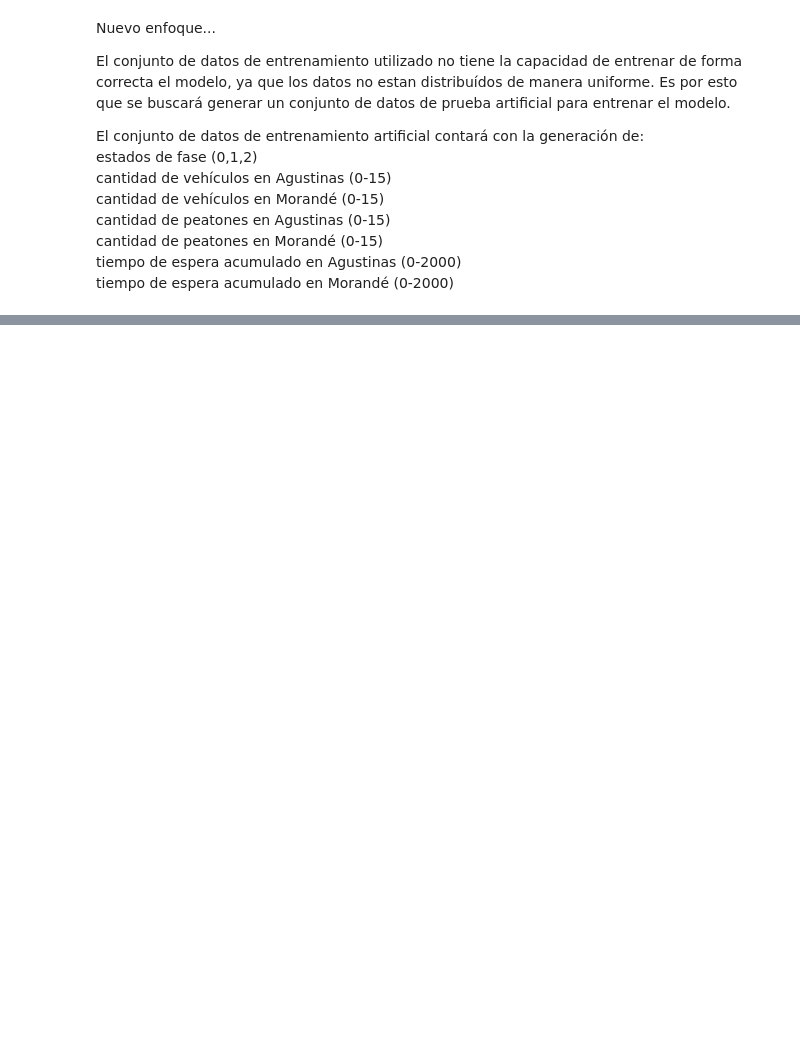
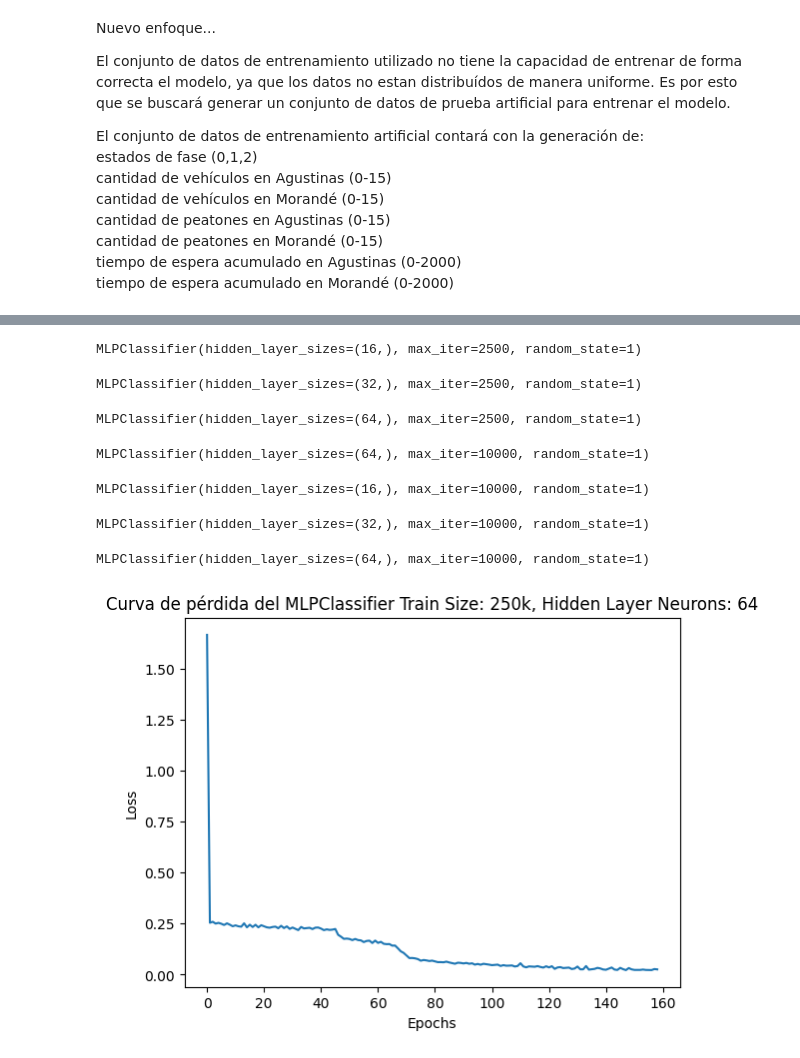
Before and after one commit to javierhto/car-detection-yolo, a Jupyter notebook: Yolov5_DeepSort_Pytorch/MLP.ipynb, the cells around one changed output, grey strips where cells are left out. Cells and saved outputs as stored; diff of their text form; code cells hidden in the pictures; blank space fills up the shorter version.

```diff
--- a/Yolov5_DeepSort_Pytorch/MLP.ipynb
+++ b/Yolov5_DeepSort_Pytorch/MLP.ipynb
@@ -117,0 +171,63 @@ MLPClassifier(hidden_layer_sizes=(32,), max_iter=1000, random_state=1)
+# %%
+model_50k_16.fit(X_train_50k, Y_train_50k)
+# %% [output]
+MLPClassifier(hidden_layer_sizes=(16,), max_iter=2500, random_state=1)
+# %%
+model_50k_32.fit(X_train_50k, Y_train_50k)
+# %% [output]
+MLPClassifier(hidden_layer_sizes=(32,), max_iter=2500, random_state=1)
+# %%
+model_50k_64.fit(X_train_50k, Y_train_50k)
+# %% [output]
+MLPClassifier(hidden_layer_sizes=(64,), max_iter=2500, random_state=1)
+# %%
+# 10k
+model_10k_16 = MLPClassifier(hidden_layer_sizes=(16,), max_iter=10000, activation='relu', solver='adam', random_state=1)
+# Fitting the training data to the network
+model_10k_16.fit(X_train_10k, Y_train_10k)
+
+model_10k_32 = MLPClassifier(hidden_layer_sizes=(32,), max_iter=10000, activation='relu', solver='adam', random_state=1)
+# Fitting the training data to the network
+model_10k_32.fit(X_train_10k, Y_train_10k)
+
+model_10k_64 = MLPClassifier(hidden_layer_sizes=(64,), max_iter=10000, activation='relu', solver='adam', random_state=1)
+# Fitting the training data to the network
+model_10k_64.fit(X_train_10k, Y_train_10k)
+# %% [output]
+MLPClassifier(hidden_layer_sizes=(64,), max_iter=10000, random_state=1)
+# %%
+model_10k_16.fit(X_train_10k, Y_train_10k)
+# %% [output]
+MLPClassifier(hidden_layer_sizes=(16,), max_iter=10000, random_state=1)
+# %%
+model_10k_32.fit(X_train_10k, Y_train_10k)
+# %% [output]
+MLPClassifier(hidden_layer_sizes=(32,), max_iter=10000, random_state=1)
+# %%
+model_10k_64.fit(X_train_10k, Y_train_10k)
+# %% [output]
+MLPClassifier(hidden_layer_sizes=(64,), max_iter=10000, random_state=1)
+# %%
+# LOSS CURVES
+loss_curve_100k_64 = model_100k_64.loss_curve_
+loss_curve_100k_32 = model_100k_32.loss_curve_
+loss_curve_100k_16 = model_100k_16.loss_curve_
+
+
+loss_curve_50k_64 = model_50k_64.loss_curve_
+loss_curve_50k_32 = model_50k_32.loss_curve_
+loss_curve_50k_16 = model_50k_16.loss_curve_
+
+
+loss_curve_10k_64 = model_10k_64.loss_curve_
+loss_curve_10k_32 = model_10k_32.loss_curve_
+loss_curve_10k_16 = model_10k_16.loss_curve_
+# %%
+# Grafica la curva de pérdida (loss curve) del modelo
+plt.plot(loss_curve_100k_64)
+plt.title('Curva de pérdida del MLPClassifier Train Size: 250k, Hidden Layer Neurons: 64')
+plt.xlabel('Epochs')
+plt.ylabel('Loss')
+plt.show()
+# %% [output]
+[figure, added]
```
Also changed, not shown: parts of 67 cells of this notebook, 6 other files.
